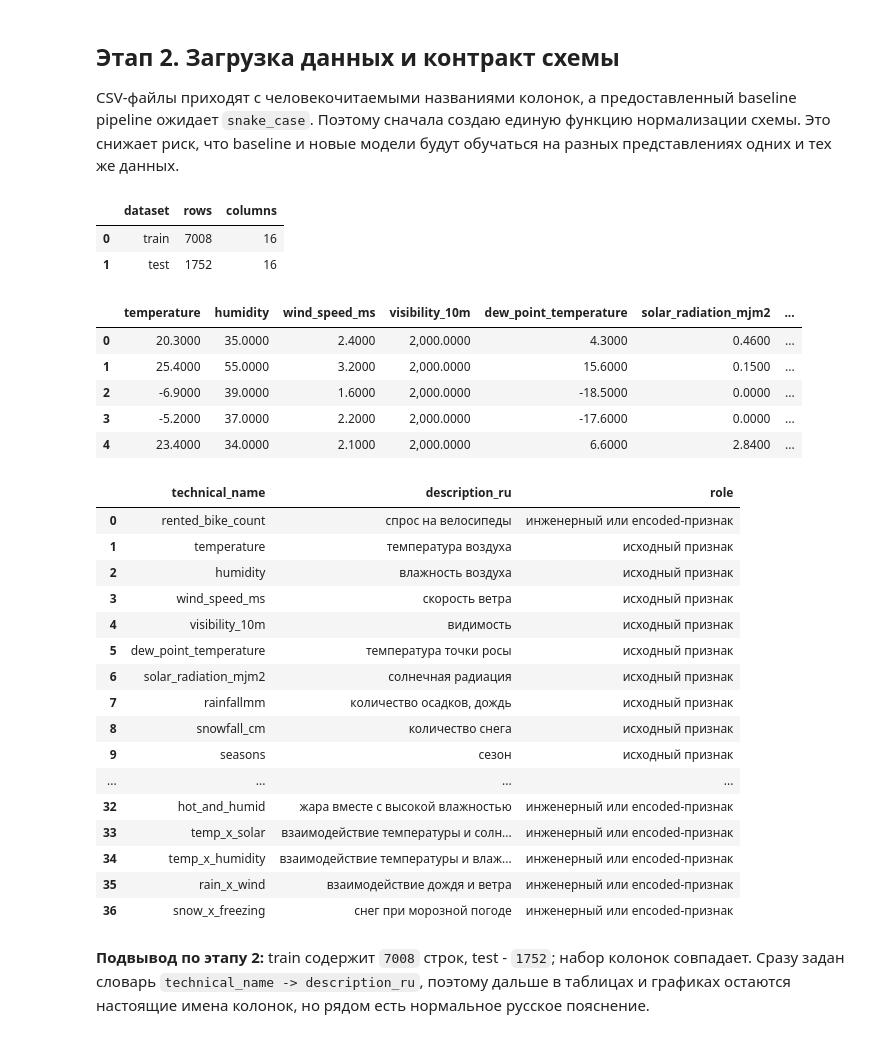
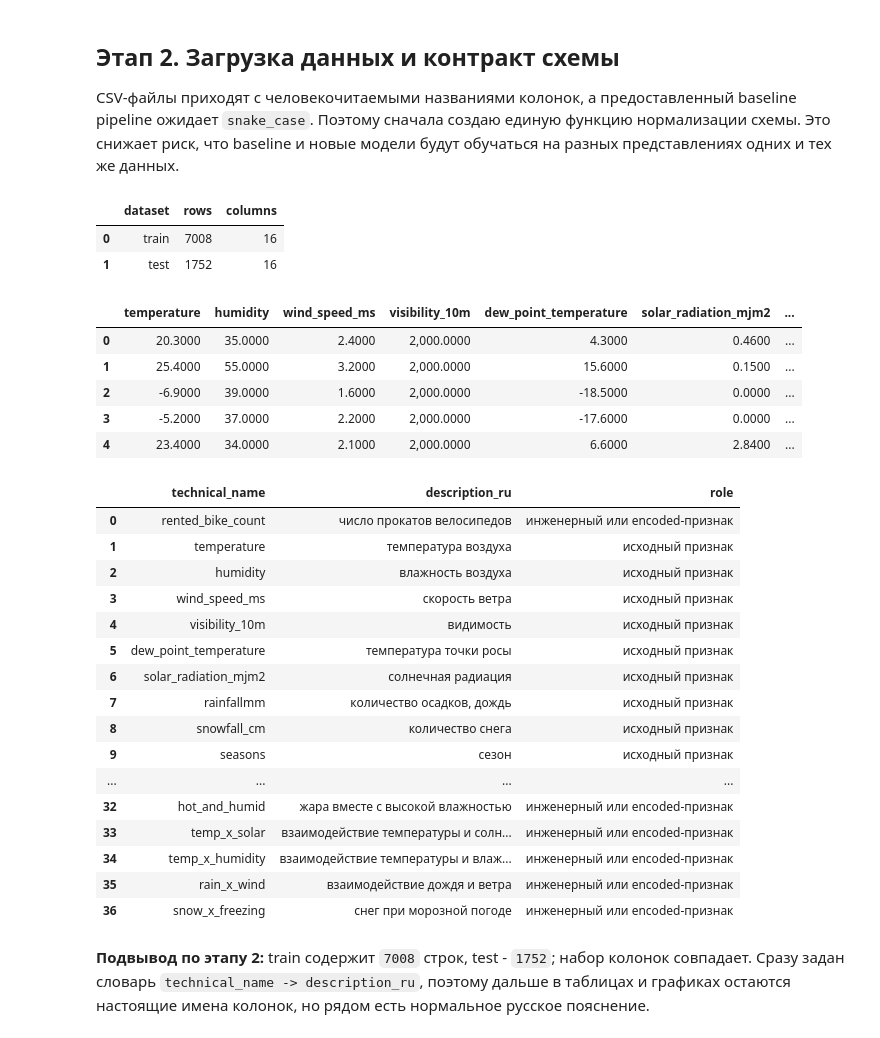
Before and after one commit to neiro/ds_sonv, a Jupyter notebook: ml-env/work.ipynb, the cells around one changed output. Saved outputs shown, nothing was run; the diff lists cells and outputs as text; code cells hidden in the pictures.

```diff
--- a/ml-env/work.ipynb
+++ b/ml-env/work.ipynb
@@ -416,7 +416,7 @@ TIME_FEATURES = [
 BASE_FEATURES = BASE_NUMERIC_FEATURES + CATEGORICAL_FEATURES + TIME_FEATURES
 
 FEATURE_DESCRIPTIONS_RU = {
-    "rented_bike_count": "спрос на велосипеды",
+    "rented_bike_count": "число прокатов велосипедов",
     "temperature": "температура воздуха",
     "humidity": "влажность воздуха",
     "wind_speed_ms": "скорость ветра",
@@ -456,7 +456,7 @@ FEATURE_DESCRIPTIONS_RU = {
 }
 
 FEATURE_UNITS = {
-    "rented_bike_count": "велосипедов в час",
+    "rented_bike_count": "прокатов/час",
     "temperature": "°C",
     "humidity": "%",
     "wind_speed_ms": "м/с",
@@ -558,34 +558,34 @@ display(data_overview)
 display(train.head())
 
 raw_feature_set = set(BASE_FEATURES)
 feature_dictionary = pd.DataFrame(
     [
         {
             "technical_name": technical_name,
             "description_ru": description,
             "role": "исходный признак" if technical_name in raw_feature_set else "инженерный или encoded-признак",
         }
         for technical_name, description in FEATURE_DESCRIPTIONS_RU.items()
     ]
 )
 display(feature_dictionary)
 
 assert train.shape == (7008, 16), "Unexpected train shape"
 assert test.shape == (1752, 16), "Unexpected test shape"
 assert list(train.columns) == list(test.columns), "Train/test schemas differ"
 assert TARGET in train.columns and TARGET in test.columns
 # %% [output]
 |  | dataset | rows | columns |
 | 0 | train | 7008 | 16 |
 | 1 | test | 1752 | 16 |
 |  | temperature | humidity | wind_speed_ms | visibility_10m | dew_point_temperature | solar_radiation_mjm2 | ... |
 | 0 | 20.3000 | 35.0000 | 2.4000 | 2,000.0000 | 4.3000 | 0.4600 | ... |
 | 1 | 25.4000 | 55.0000 | 3.2000 | 2,000.0000 | 15.6000 | 0.1500 | ... |
 | 2 | -6.9000 | 39.0000 | 1.6000 | 2,000.0000 | -18.5000 | 0.0000 | ... |
 | 3 | -5.2000 | 37.0000 | 2.2000 | 2,000.0000 | -17.6000 | 0.0000 | ... |
 | 4 | 23.4000 | 34.0000 | 2.1000 | 2,000.0000 | 6.6000 | 2.8400 | ... |
 |  | technical_name | description_ru | role |
-| 0 | rented_bike_count | спрос на велосипеды | инженерный или encoded-признак |
+| 0 | rented_bike_count | число прокатов велосипедов | инженерный или encoded-признак |
 | 1 | temperature | температура воздуха | исходный признак |
 | 2 | humidity | влажность воздуха | исходный признак |
 | 3 | wind_speed_ms | скорость ветра | исходный признак |
```
Also changed, not shown: parts of 15 cells of this notebook, 3 other files.
